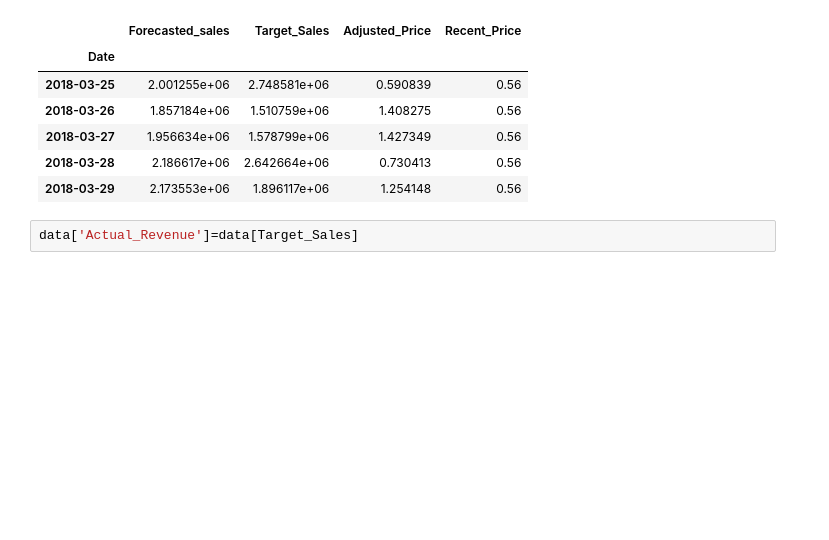
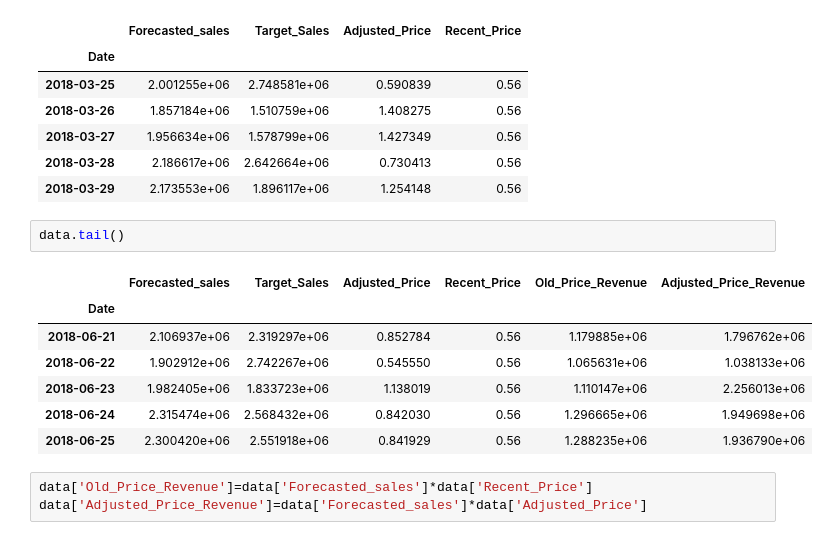
Before and after one commit to RamyaNagarajan88/Price_sensitivity, a Jupyter notebook: NEW_PRICE_COBB_DOUGLAS_FUNCTION.ipynb, the cells around one changed output. Cells and saved outputs as stored; diff of their text form; blank space fills up the shorter version.

```diff
--- a/NEW_PRICE_COBB_DOUGLAS_FUNCTION.ipynb
+++ b/NEW_PRICE_COBB_DOUGLAS_FUNCTION.ipynb
@@ -90,5 +87,16 @@ data.head()
 | 2018-03-27 | 1.956634e+06 | 1.578799e+06 | 1.427349 | 0.56 |
 | 2018-03-28 | 2.186617e+06 | 2.642664e+06 | 0.730413 | 0.56 |
 | 2018-03-29 | 2.173553e+06 | 1.896117e+06 | 1.254148 | 0.56 |
-# %%
-data['Actual_Revenue']=data[Target_Sales]
+# %%
+data.tail()
+# %% [output]
+|  | Forecasted_sales | Target_Sales | Adjusted_Price | Recent_Price | Old_Price_Revenue | Adjusted_Price_Revenue |
+| Date |  |  |  |  |  |  |
+| 2018-06-21 | 2.106937e+06 | 2.319297e+06 | 0.852784 | 0.56 | 1.179885e+06 | 1.796762e+06 |
+| 2018-06-22 | 1.902912e+06 | 2.742267e+06 | 0.545550 | 0.56 | 1.065631e+06 | 1.038133e+06 |
+| 2018-06-23 | 1.982405e+06 | 1.833723e+06 | 1.138019 | 0.56 | 1.110147e+06 | 2.256013e+06 |
+| 2018-06-24 | 2.315474e+06 | 2.568432e+06 | 0.842030 | 0.56 | 1.296665e+06 | 1.949698e+06 |
+| 2018-06-25 | 2.300420e+06 | 2.551918e+06 | 0.841929 | 0.56 | 1.288235e+06 | 1.936790e+06 |
+# %%
+data['Old_Price_Revenue']=data['Forecasted_sales']*data['Recent_Price']
+data['Adjusted_Price_Revenue']=data['Forecasted_sales']*data['Adjusted_Price']
```
Also changed, not shown: parts of 5 cells of this notebook, 1 other file.
